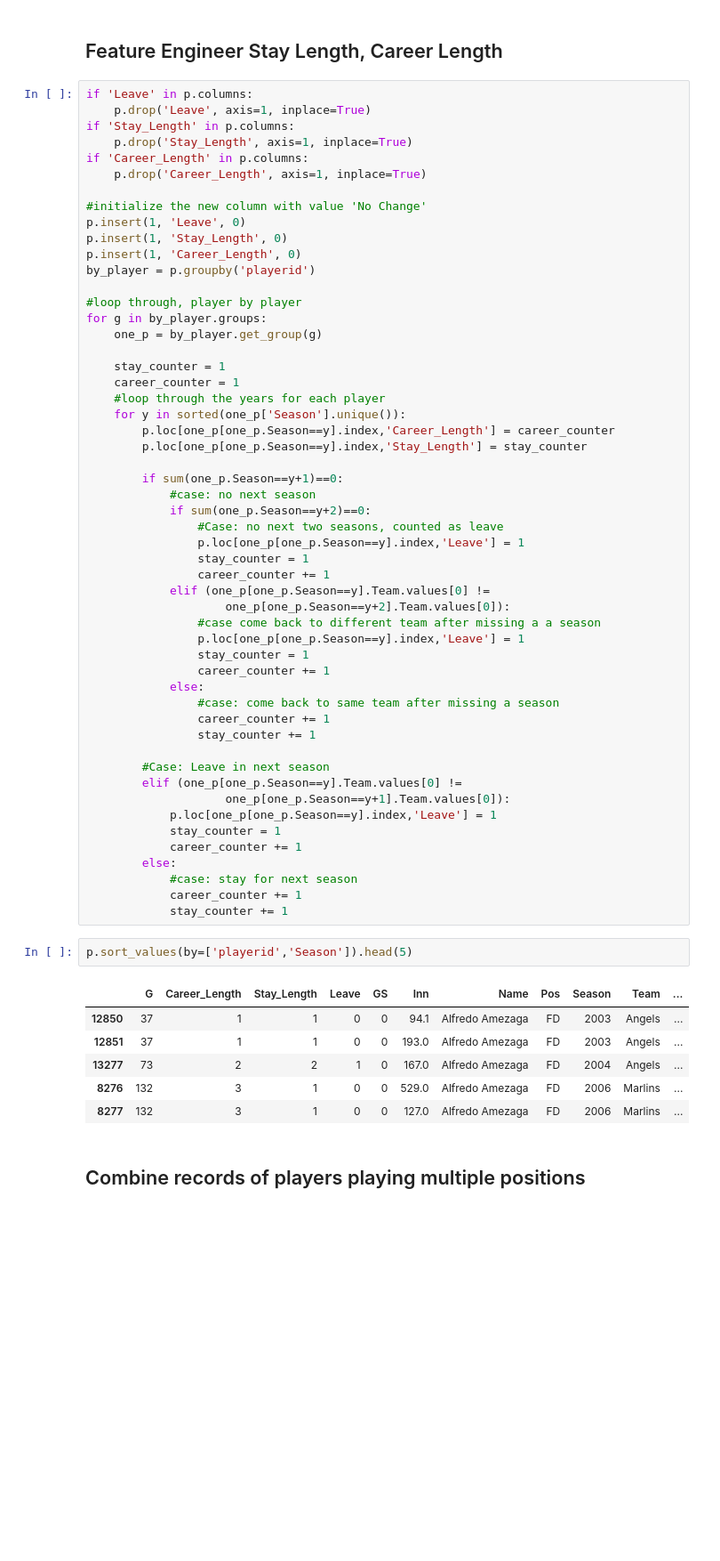
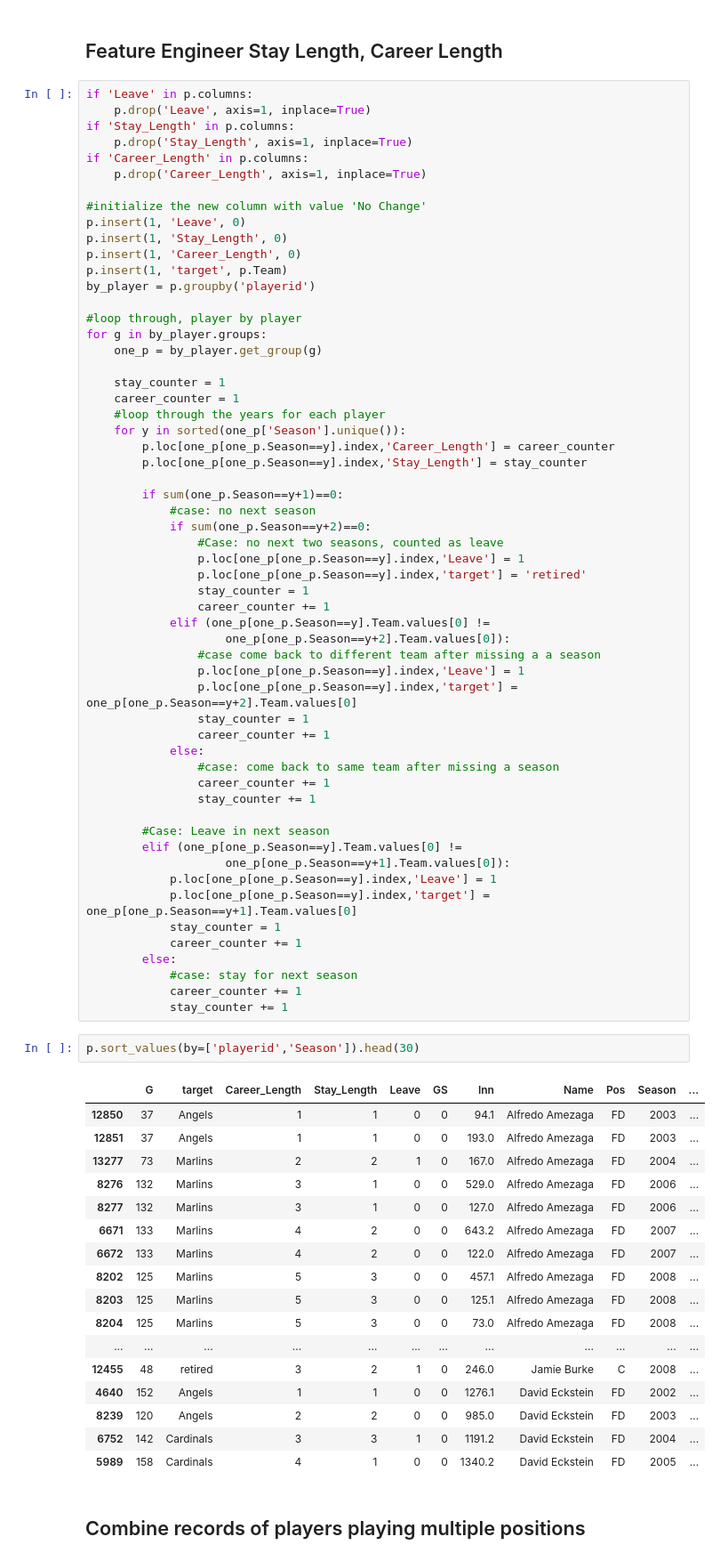
Before and after one commit to mtmoncur/baseball_data, a Jupyter notebook: notebooks/Data Cleaning.ipynb, the cells around one changed output. Shown at 89% size. Saved outputs shown, nothing was run; the diff lists cells and outputs as text; blank space fills up the shorter version.

```diff
--- a/notebooks/Data Cleaning.ipynb
+++ b/notebooks/Data Cleaning.ipynb
@@ -308,6 +308,7 @@ if 'Career_Length' in p.columns:
 p.insert(1, 'Leave', 0)
 p.insert(1, 'Stay_Length', 0)
 p.insert(1, 'Career_Length', 0)
+p.insert(1, 'target', p.Team)
 by_player = p.groupby('playerid')
 
 #loop through, player by player
@@ -326,12 +327,14 @@ for g in by_player.groups:
             if sum(one_p.Season==y+2)==0:
                 #Case: no next two seasons, counted as leave
                 p.loc[one_p[one_p.Season==y].index,'Leave'] = 1
+                p.loc[one_p[one_p.Season==y].index,'target'] = 'retired'
                 stay_counter = 1
                 career_counter += 1
             elif (one_p[one_p.Season==y].Team.values[0] !=
                     one_p[one_p.Season==y+2].Team.values[0]):
                 #case come back to different team after missing a a season
                 p.loc[one_p[one_p.Season==y].index,'Leave'] = 1
+                p.loc[one_p[one_p.Season==y].index,'target'] = one_p[one_p.Season==y+2].Team.values[0]
                 stay_counter = 1
                 career_counter += 1
             else:
@@ -343,6 +346,7 @@ for g in by_player.groups:
         elif (one_p[one_p.Season==y].Team.values[0] !=
                     one_p[one_p.Season==y+1].Team.values[0]):
             p.loc[one_p[one_p.Season==y].index,'Leave'] = 1
+            p.loc[one_p[one_p.Season==y].index,'target'] = one_p[one_p.Season==y+1].Team.values[0]
             stay_counter = 1
             career_counter += 1
         else:
@@ -350,14 +354,25 @@ for g in by_player.groups:
             career_counter += 1
             stay_counter += 1
 # %%
-p.sort_values(by=['playerid','Season']).head(5)
+p.sort_values(by=['playerid','Season']).head(30)
 # %% [output]
-|  | G | Career_Length | Stay_Length | Leave | GS | Inn | Name | Pos | Season | Team | ... |
-| 12850 | 37 | 1 | 1 | 0 | 0 | 94.1 | Alfredo Amezaga | FD | 2003 | Angels | ... |
-| 12851 | 37 | 1 | 1 | 0 | 0 | 193.0 | Alfredo Amezaga | FD | 2003 | Angels | ... |
-| 13277 | 73 | 2 | 2 | 1 | 0 | 167.0 | Alfredo Amezaga | FD | 2004 | Angels | ... |
-| 8276 | 132 | 3 | 1 | 0 | 0 | 529.0 | Alfredo Amezaga | FD | 2006 | Marlins | ... |
-| 8277 | 132 | 3 | 1 | 0 | 0 | 127.0 | Alfredo Amezaga | FD | 2006 | Marlins | ... |
+|  | G | target | Career_Length | Stay_Length | Leave | GS | Inn | Name | Pos | Season | ... |
+| 12850 | 37 | Angels | 1 | 1 | 0 | 0 | 94.1 | Alfredo Amezaga | FD | 2003 | ... |
+| 12851 | 37 | Angels | 1 | 1 | 0 | 0 | 193.0 | Alfredo Amezaga | FD | 2003 | ... |
+| 13277 | 73 | Marlins | 2 | 2 | 1 | 0 | 167.0 | Alfredo Amezaga | FD | 2004 | ... |
+| 8276 | 132 | Marlins | 3 | 1 | 0 | 0 | 529.0 | Alfredo Amezaga | FD | 2006 | ... |
+| 8277 | 132 | Marlins | 3 | 1 | 0 | 0 | 127.0 | Alfredo Amezaga | FD | 2006 | ... |
+| 6671 | 133 | Marlins | 4 | 2 | 0 | 0 | 643.2 | Alfredo Amezaga | FD | 2007 | ... |
+| 6672 | 133 | Marlins | 4 | 2 | 0 | 0 | 122.0 | Alfredo Amezaga | FD | 2007 | ... |
+| 8202 | 125 | Marlins | 5 | 3 | 0 | 0 | 457.1 | Alfredo Amezaga | FD | 2008 | ... |
+| 8203 | 125 | Marlins | 5 | 3 | 0 | 0 | 125.1 | Alfredo Amezaga | FD | 2008 | ... |
+| 8204 | 125 | Marlins | 5 | 3 | 0 | 0 | 73.0 | Alfredo Amezaga | FD | 2008 | ... |
+| ... | ... | ... | ... | ... | ... | ... | ... | ... | ... | ... | ... |
+| 12455 | 48 | retired | 3 | 2 | 1 | 0 | 246.0 | Jamie Burke | C | 2008 | ... |
+| 4640 | 152 | Angels | 1 | 1 | 0 | 0 | 1276.1 | David Eckstein | FD | 2002 | ... |
+| 8239 | 120 | Angels | 2 | 2 | 0 | 0 | 985.0 | David Eckstein | FD | 2003 | ... |
+| 6752 | 142 | Cardinals | 3 | 3 | 1 | 0 | 1191.2 | David Eckstein | FD | 2004 | ... |
+| 5989 | 158 | Cardinals | 4 | 1 | 0 | 0 | 1340.2 | David Eckstein | FD | 2005 | ... |
 # %% [markdown]
 ## Combine records of players playing multiple positions
 # %%
```
Also changed, not shown: parts of 17 cells of this notebook, 2 other files.
